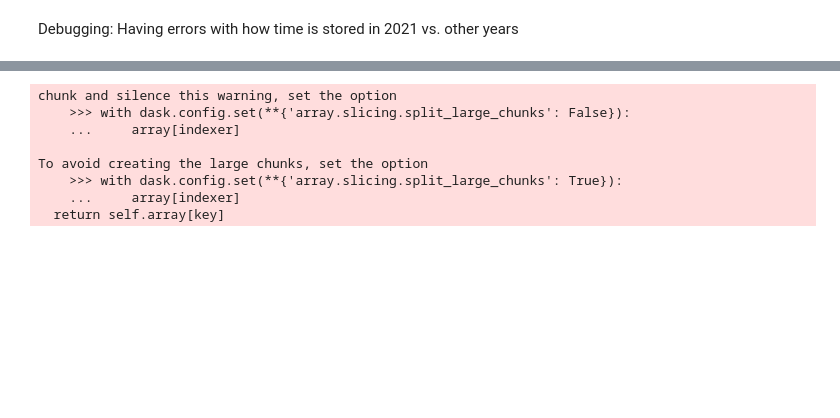
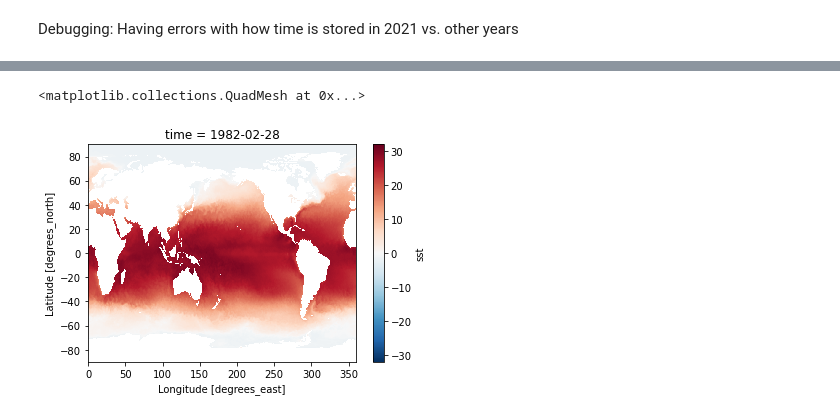
Before and after one commit to adamkemberling/oisst_mainstays, a Jupyter notebook: notebooks/Update_00_All_Products_Update.ipynb, the cells around one changed output, grey strips where cells are left out. Drawn from its saved outputs; the diff is of its cells as text; code cells hidden in the pictures; blank space fills up the shorter version.

Commit message:
updated monthly averages, ran first march update

```diff
--- a/notebooks/Update_00_All_Products_Update.ipynb
+++ b/notebooks/Update_00_All_Products_Update.ipynb
@@ -284,6 +247,6 @@ Reynolds, et al.(2007) Daily High-Resolution-Blended Analyses for Sea Surface Te
 # %%
 # Load all the daily files we have
-oisst_temp_daily = ot.load_box_oisst(box_root, start_yr = 2021, end_yr = update_yr, anomalies = False, do_parallel = True)
+oisst_temp_daily = ot.load_box_oisst(box_root, start_yr = 1981, end_yr = update_yr, anomalies = False, do_parallel = True)
 oisst_anoms_daily = ot.load_box_oisst(box_root, start_yr = 1981, end_yr = update_yr, anomalies = True, do_parallel = True)
 # %%
 # Use resample to get monthly averages for each year - keeps index of time
@@ -291,18 +255,5 @@ oisst_months = oisst_temp_daily.resample(time = "1M").mean(dim = "time")
-# %%
-anom_months = oisst_anoms_daily.resample(time = "1M").mean(dim = "time")
-# oisst_months.sst.isel(time = 5).plot()
-# anom_months.sst.isel(time = 5).plot()
-
-# Combine to same Dataset
-month_tidy = xr.merge([oisst_months, anom_months.rename({"sst": "sst_anom"})])
-
-# Set Attributes: TBD
-# %% [output]
-chunk and silence this warning, set the option
-    >>> with dask.config.set(**{'array.slicing.split_large_chunks': False}):
-    ...     array[indexer]
-
-To avoid creating the large chunks, set the option
-    >>> with dask.config.set(**{'array.slicing.split_large_chunks': True}):
-    ...     array[indexer]
-  return self.array[key]
+# %%
+oisst_months.sst.isel(time = 5).plot()
+# %% [output]
+<matplotlib.collections.QuadMesh at 0x...>
+[figure, added]
```
Also changed, not shown: parts of 11 cells of this notebook, 2 other files.
